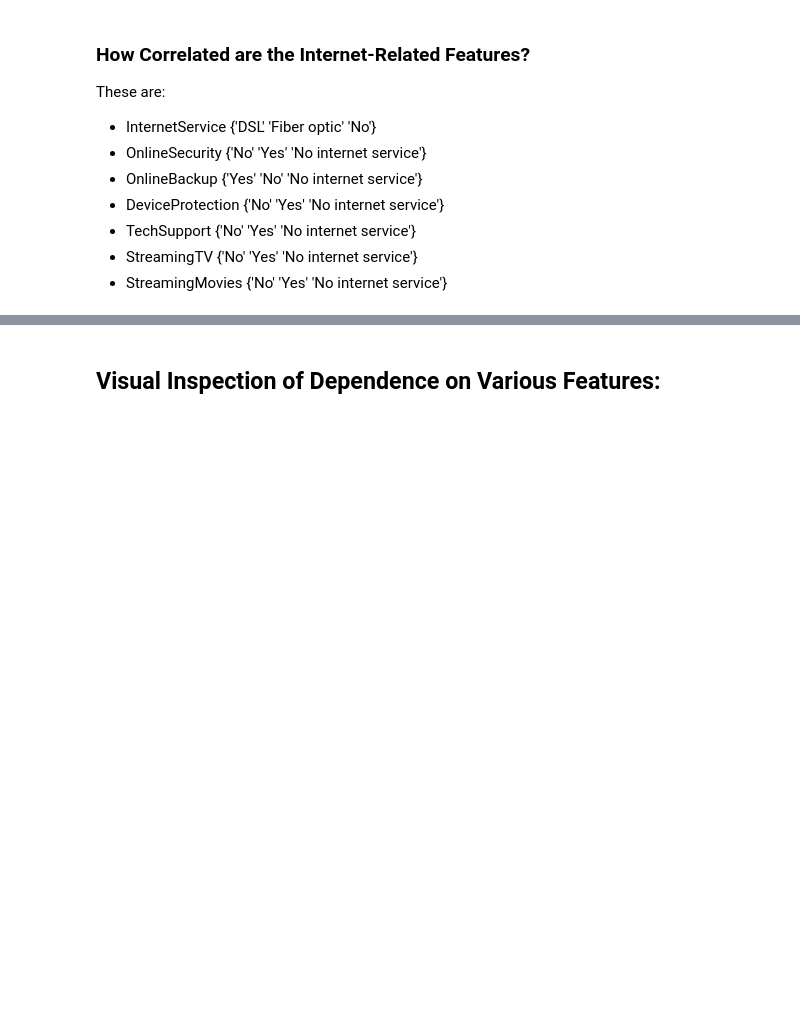
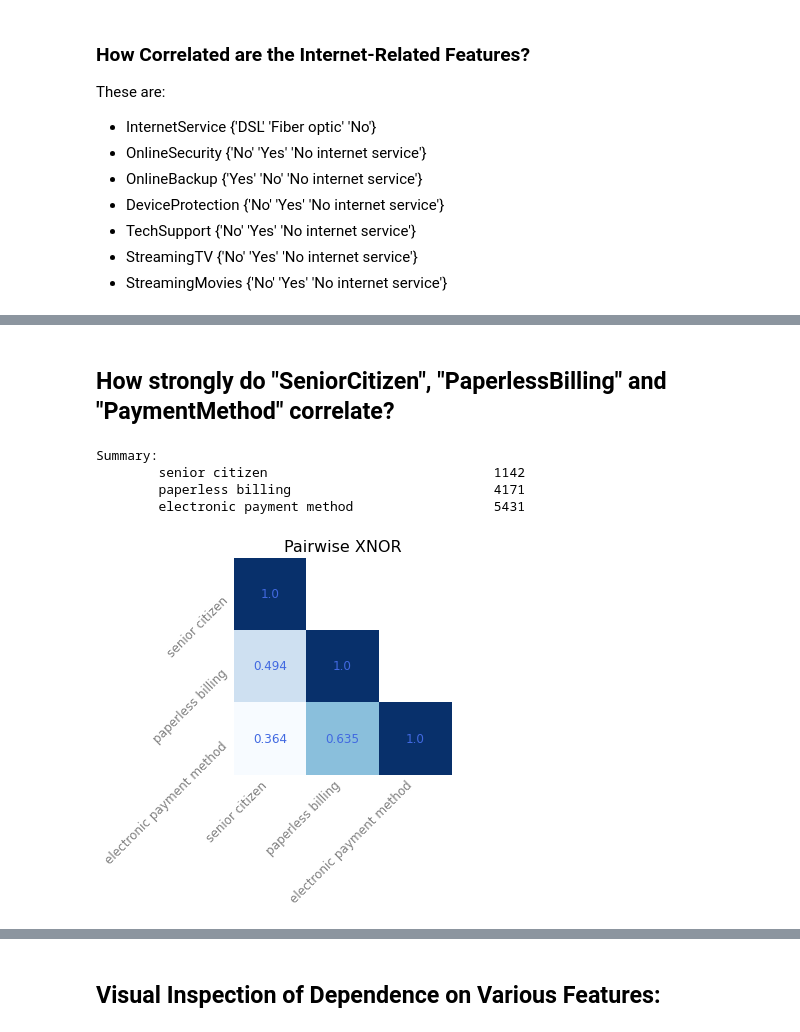
Before and after one commit to sedihub/ml_explorations, a Jupyter notebook: telco_customer_churn/feature_analysis_and_engineering.ipynb, the cells around one changed output, grey strips where cells are left out. Drawn from its saved outputs; the diff is of its cells as text; code cells hidden in the pictures; blank space fills up the shorter version.

```diff
--- a/telco_customer_churn/feature_analysis_and_engineering.ipynb
+++ b/telco_customer_churn/feature_analysis_and_engineering.ipynb
@@ -165,0 +150,27 @@ plt.show()
+# %% [markdown]
+## How strongly do "SeniorCitizen", "PaperlessBilling" and "PaymentMethod" correlate?
+# %%
+age_payment_features = {}
+age_payment_features["senior_citizen"] = df["SeniorCitizen"].values.astype(bool).tolist()
+age_payment_features["paperless_billing"] = df["PaperlessBilling"].apply(
+    lambda x: True if x == "Yes" else False).values.tolist()
+# age_payment_features.update(
+#     pd.get_dummies(df["PaymentMethod"], prefix="payment_method").astype(bool).to_dict(orient="list"))
+age_payment_features["electronic_payment_method"] = df["PaymentMethod"].apply(
+    lambda x: False if x == "Mailed check" else True).values.tolist()
+
+print("Summary:")
+for name, contents in age_payment_features.items():
+    print(f"\t{name.replace('_', ' ').lower():42} {np.sum(contents)}")
+
+correlation_matrix, category_names = utils.compile_correlation_matrix(
+    age_payment_features, correlation_func=None)
+utils.plot_correlation_matrix(
+    correlation_matrix, category_names, show_lower_half_only=True,
+    figsize=(4., 4.), title="Pairwise XNOR", title_fontsize=16)
+# %% [output]
+Summary:
+        senior citizen                             1142
+        paperless billing                          4171
+        electronic payment method                  5431
+[figure, added]
```
Also changed, not shown: parts of 6 cells of this notebook.
